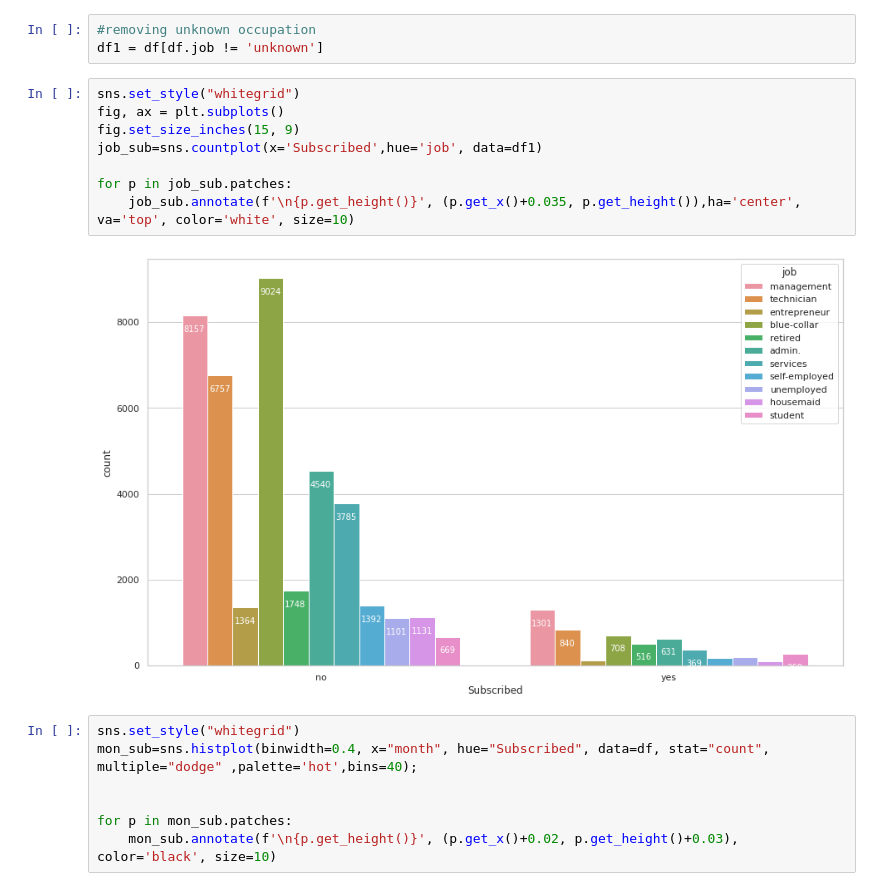
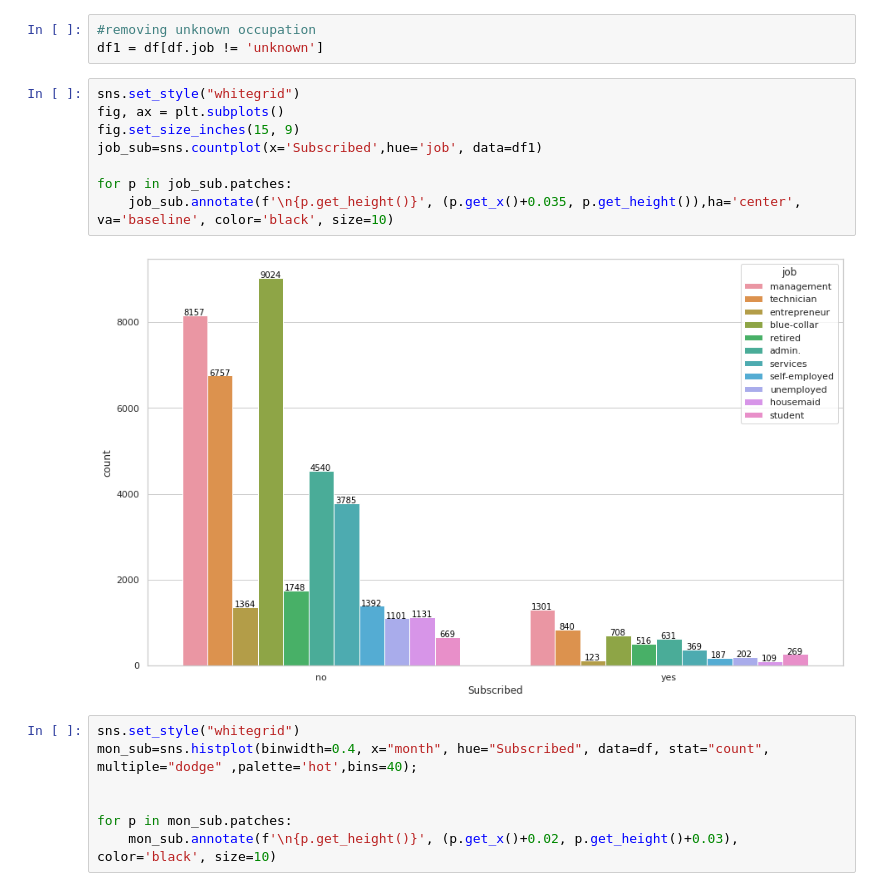
Before and after one commit to asim5800/Marketing-Campaign-Effectiveness-Prediction-, a Jupyter notebook: Bank_Marketing_Effectiveness_Prediction_Capstone_Project.ipynb, the cells around one changed output. Cells and saved outputs as stored; diff of their text form.

```diff
--- a/Bank_Marketing_Effectiveness_Prediction_Capstone_Project.ipynb
+++ b/Bank_Marketing_Effectiveness_Prediction_Capstone_Project.ipynb
@@ -189,13 +184,13 @@ df1 = df[df.job != 'unknown']
 # %%
 sns.set_style("whitegrid")
 fig, ax = plt.subplots()
 fig.set_size_inches(15, 9)
 job_sub=sns.countplot(x='Subscribed',hue='job', data=df1)
 
 for p in job_sub.patches:
-    job_sub.annotate(f'\n{p.get_height()}', (p.get_x()+0.035, p.get_height()),ha='center', va='top', color='white', size=10)
+    job_sub.annotate(f'\n{p.get_height()}', (p.get_x()+0.035, p.get_height()),ha='center', va='baseline', color='black', size=10)
 # %% [output]
-[figure, old version]
+[figure, new version]
 # %%
 sns.set_style("whitegrid")
 mon_sub=sns.histplot(binwidth=0.4, x="month", hue="Subscribed", data=df, stat="count", multiple="dodge" ,palette='hot',bins=40);
```
Also changed, not shown: parts of 2 cells of this notebook.
